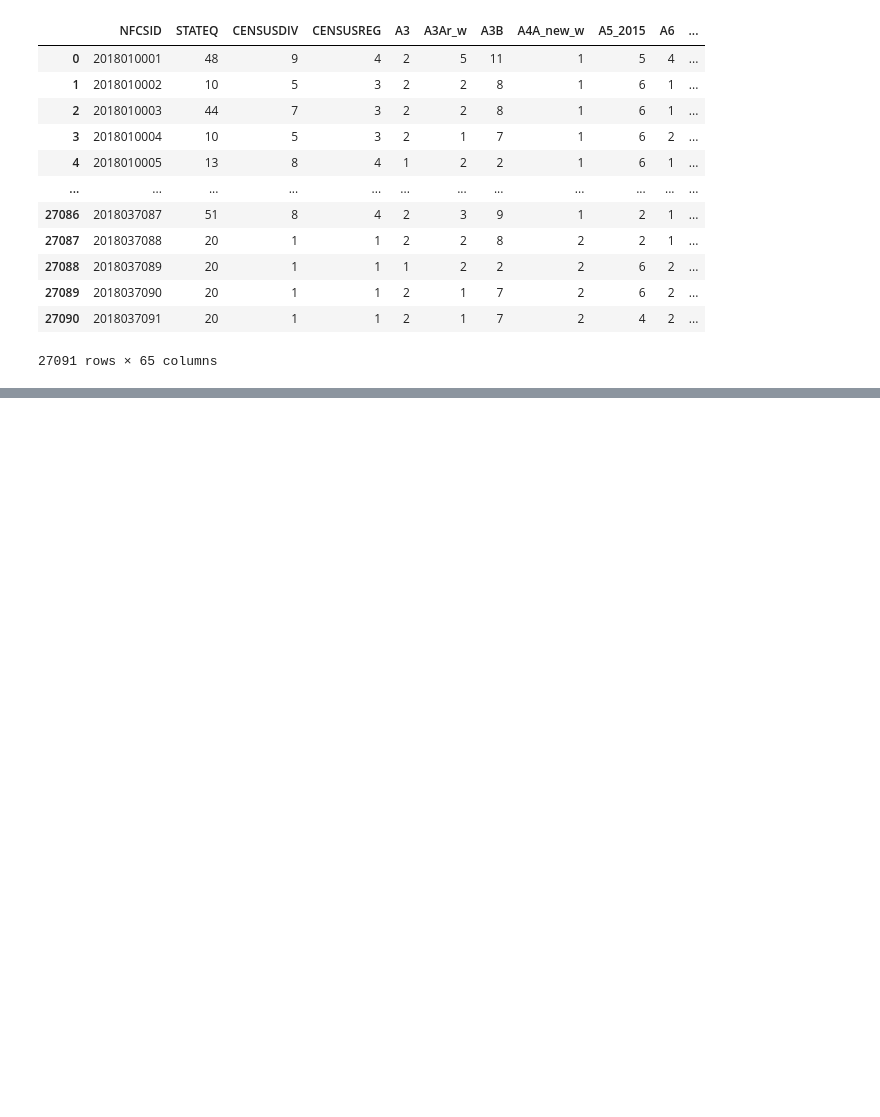
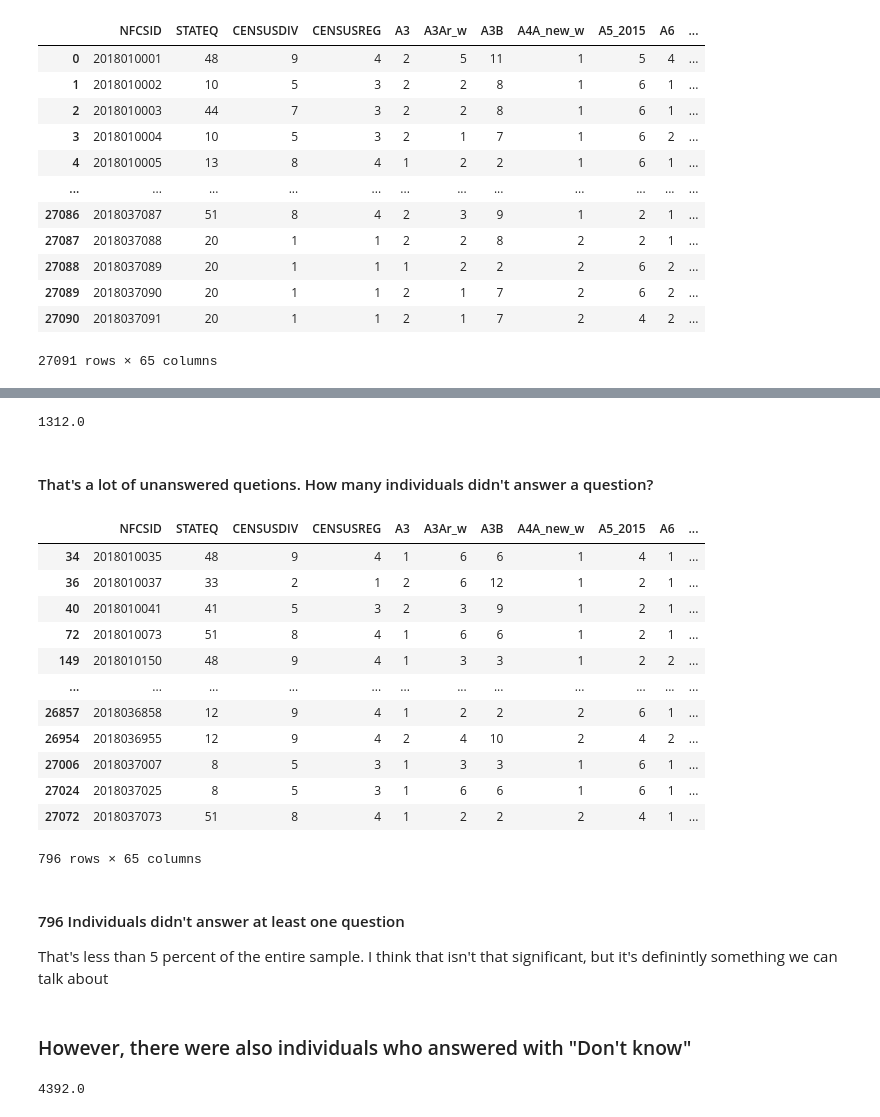
Before and after one commit to ds4a-team85/cohort2020-team-project, a Jupyter notebook: FINRA_Dataset_cleaning.ipynb, the cells around one changed output, grey strips where cells are left out. Cells and saved outputs as stored; diff of their text form; code cells hidden in the pictures; blank space fills up the shorter version.

Commit message:
Working with unanswered questions

```diff
--- a/FINRA_Dataset_cleaning.ipynb
+++ b/FINRA_Dataset_cleaning.ipynb
@@ -143,0 +137,35 @@ skinny_df
+# %%
+search99.sum()
+# %% [output]
+1312.0
+# %% [markdown]
+#### That's a lot of unanswered quetions. How many individuals didn't answer a question?
+# %%
+grab99 = skinny_df[(skinny_df == '99').any(axis=1)]
+# %%
+grab99
+# %% [output]
+|  | NFCSID | STATEQ | CENSUSDIV | CENSUSREG | A3 | A3Ar_w | A3B | A4A_new_w | A5_2015 | A6 | ... |
+| 34 | 2018010035 | 48 | 9 | 4 | 1 | 6 | 6 | 1 | 4 | 1 | ... |
+| 36 | 2018010037 | 33 | 2 | 1 | 2 | 6 | 12 | 1 | 2 | 1 | ... |
+| 40 | 2018010041 | 41 | 5 | 3 | 2 | 3 | 9 | 1 | 2 | 1 | ... |
+| 72 | 2018010073 | 51 | 8 | 4 | 1 | 6 | 6 | 1 | 2 | 1 | ... |
+| 149 | 2018010150 | 48 | 9 | 4 | 1 | 3 | 3 | 1 | 2 | 2 | ... |
+| ... | ... | ... | ... | ... | ... | ... | ... | ... | ... | ... | ... |
+| 26857 | 2018036858 | 12 | 9 | 4 | 1 | 2 | 2 | 2 | 6 | 1 | ... |
+| 26954 | 2018036955 | 12 | 9 | 4 | 2 | 4 | 10 | 2 | 4 | 2 | ... |
+| 27006 | 2018037007 | 8 | 5 | 3 | 1 | 3 | 3 | 1 | 6 | 1 | ... |
+| 27024 | 2018037025 | 8 | 5 | 3 | 1 | 6 | 6 | 1 | 6 | 1 | ... |
+| 27072 | 2018037073 | 51 | 8 | 4 | 1 | 2 | 2 | 2 | 4 | 1 | ... |
+796 rows × 65 columns
+# %% [markdown]
+#### 796 Individuals didn't answer at least one question
+That's less than 5 percent of the entire sample. I think that isn't that significant, but it's definintly something we can talk about
+# %% [markdown]
+### However, there were also individuals who answered with "Don't know"
+# %%
+search98 = skinny_df.apply(pd.value_counts)
+search98 = search98.loc['98']
+search98.sum()
+# %% [output]
+4392.0
```
Also changed, not shown: parts of 8 cells of this notebook.
